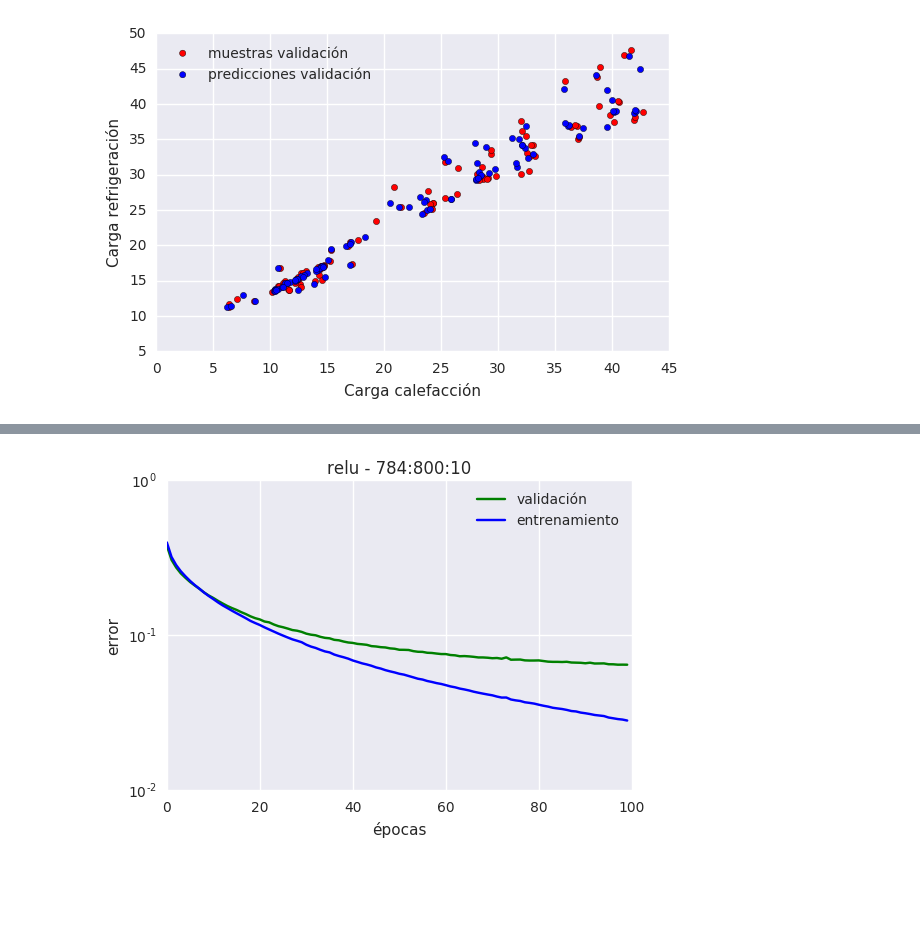
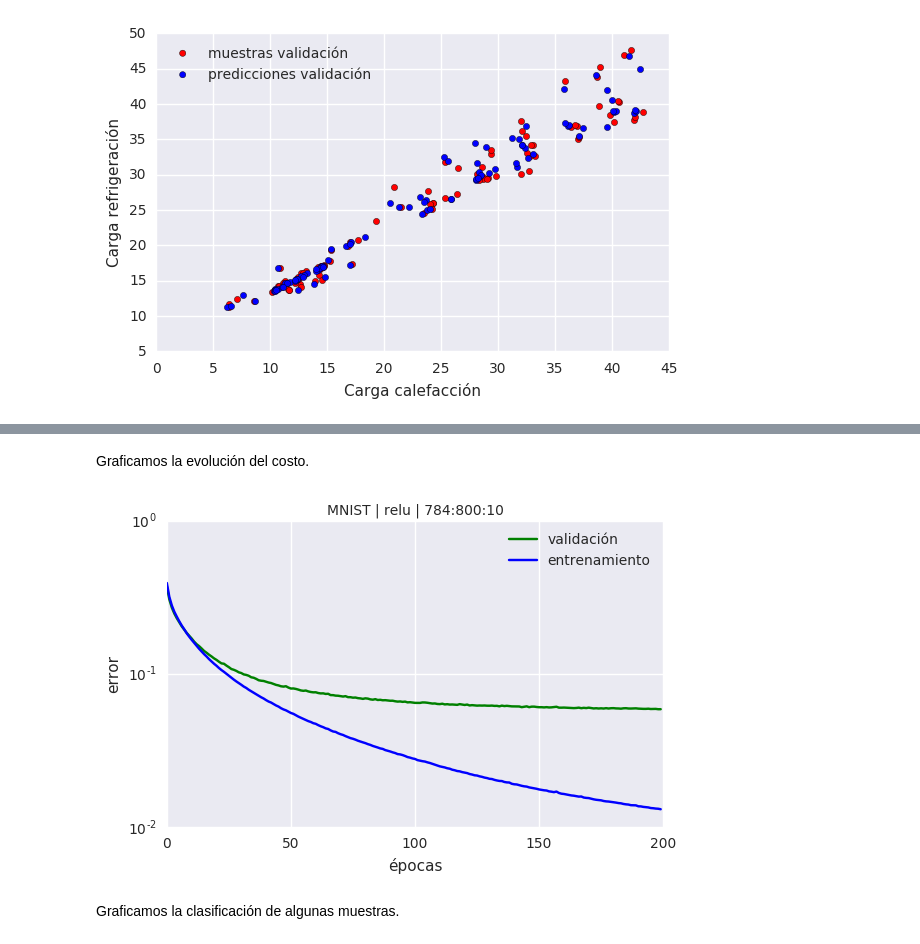
Before and after one commit to matiasbattocchia/redes-neuronales, a Jupyter notebook: tp1/TP 1.ipynb, the cells around one changed output, grey strips where cells are left out. Cells and saved outputs as stored; diff of their text form; code cells hidden in the pictures; blank space fills up the shorter version.

```diff
--- a/tp1/TP 1.ipynb
+++ b/tp1/TP 1.ipynb
@@ -754,0 +710,19 @@ experimento(
+# %%
+plt.rcParams.update({'axes.titlesize': 'medium'})
+
+fig, axes = plt.subplots(nrows=3, ncols=3, figsize=(14,10), sharey=True, sharex=True)
+
+plot_error(axes[0][0], c['base'], 'Base')
+plot_error(axes[1][0], c['tasa_alta'], 'Aprendizaje alto')
+plot_error(axes[2][0], c['tasa_baja'], 'Aprendizaje bajo')
+
+plot_error(axes[0][1], c['momento'], 'Momento')
+plot_error(axes[1][1], c['adaptación'], 'Adaptación')
+plot_error(axes[2][1], c['regularización'], 'Regularización')
+
+plot_error(axes[0][2], c['batch'], 'Batch')
+plot_error(axes[1][2], c['mini-batch'], 'Mini-batch')
+plot_error(axes[2][2], c['error_absoluto'], 'Error absoluto')
+
+plt.tight_layout()
+plt.savefig('ej1a.png')
@@ -1092,15 +1065,19 @@ from sklearn.datasets import fetch_mldata
 from sklearn.model_selection import train_test_split
 from sklearn.preprocessing import LabelBinarizer
 from sklearn.metrics import accuracy_score
+from sklearn.metrics import confusion_matrix
 
 mnist = fetch_mldata('MNIST original')
 
-# escaleo el valor de brillo del píxel entre 0 y 1
-X = mnist.data / 255.
-# codifico el objetivo
+# escaleamos el valor del píxel (brillo) entre 0 y 1
+X = mnist.data / 255
+# codificamos el objetivo (variable categórica)
 lb = LabelBinarizer()
 Y = lb.fit_transform(mnist.target)
 
 X_train, X_test, y_train, y_test = X[:60000], X[60000:], Y[:60000], Y[60000:]
 
+# re-obtenemos los valores originales (conjunto de prueba)
+X_test_ = X_test * 255
+# re-obtenemos las categorías (conjunto de prueba)
 y_true = lb.inverse_transform(y_test)
@@ -1107,6 +1086,6 @@ y_true = lb.inverse_transform(y_test)
 # %%
-r = Red(validación=(X_test, y_test), épocas=100, lote=500, capas_ocultas=(800,),
+r = Red(validación=(X_test, y_test), épocas=200, lote=500, capas_ocultas=(800,),
         activación=relu, última_capa=softmax, costo=entropía_cruzada,
-        aprendizaje=.01, momento=.9, regularización=1e-4, graficar=True)
+        aprendizaje=.01, momento=.9, regularización=1e-4)
 
 r.fit(X_train, y_train);
@@ -1122,19 +1119,23 @@ puntaje = accuracy_score(y_true, y_pred)
+# %% [markdown]
+Graficamos la evolución del costo.
 # %%
 %matplotlib inline
 fig, ax = plt.subplots()
 
 v = ax.plot(r.evolución_validación, c='g', label='validación')
 e = ax.plot(r.evolución_error, c='b', label='entrenamiento')
 
 ax.legend()
 ax.set_yscale('log')
 ax.set_xlabel('épocas')
 ax.set_ylabel('error')
 
 capas = ':'.join([str(capa.unidades) for _, capa in r.capas.items()])
-ax.set_title('{} - {}'.format(r.activación.__name__, capas))
+ax.set_title('MNIST | {} | {}'.format(r.activación.__name__, capas))
 
-plt.savefig('mnist:{:.4f}_activ:{}_capas:{}_apren:{:.1e}_momen:{:.1e}_adapt:{:.1e}_regul:{:.1e}_lote:{}_epocas:{}.png' \
-        .format(puntaje, r.activación.__name__, capas, r.aprendizaje, r.momento, r.adaptación, r.regularización, r.lote, r.épocas))
+plt.tight_layout()
+plt.savefig('ej3a.png')
 # %% [output]
-[figure, old version]
+[figure, new version]
+# %% [markdown]
+Graficamos la clasificación de algunas muestras.
```
Also changed, not shown: parts of 65 cells of this notebook.
